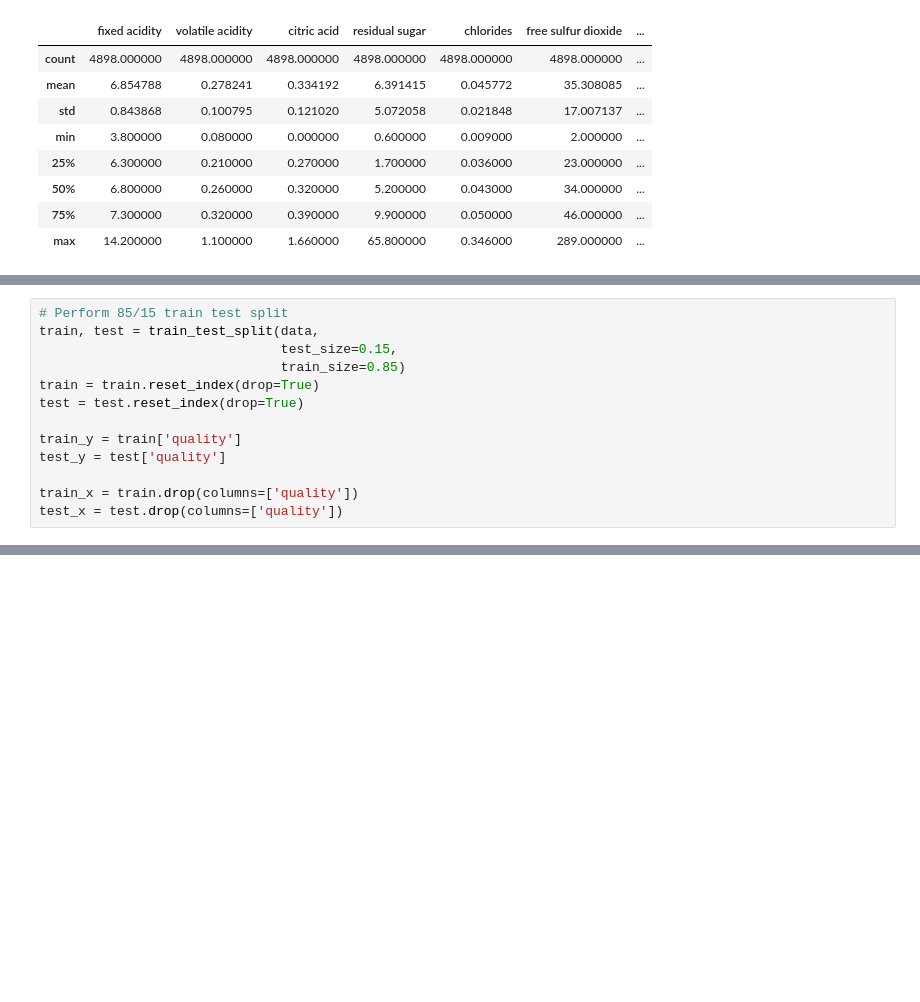
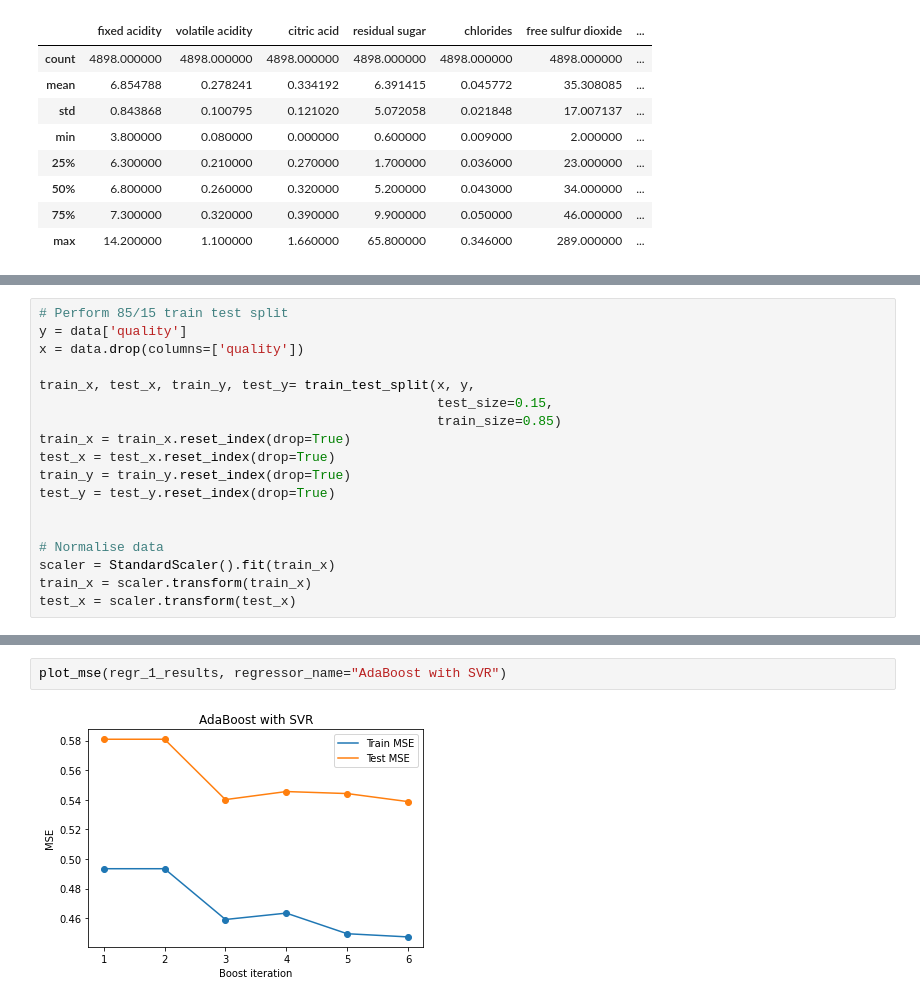
Before and after one commit to Alastairm/ml-labs, a Jupyter notebook: lab4/lab04proj1.ipynb, the cells around one changed output, grey strips where cells are left out. Saved outputs shown, nothing was run; the diff lists cells and outputs as text; blank space fills up the shorter version.

```diff
--- a/lab4/lab04proj1.ipynb
+++ b/lab4/lab04proj1.ipynb
@@ -60,13 +71,18 @@ data.describe()
 # %%
 # Perform 85/15 train test split
-train, test = train_test_split(data,
-                               test_size=0.15,
-                               train_size=0.85)
-train = train.reset_index(drop=True)
-test = test.reset_index(drop=True)
+y = data['quality']
+x = data.drop(columns=['quality'])
 
-train_y = train['quality']
-test_y = test['quality']
+train_x, test_x, train_y, test_y= train_test_split(x, y,
+                                                   test_size=0.15,
+                                                   train_size=0.85)
+train_x = train_x.reset_index(drop=True)
+test_x = test_x.reset_index(drop=True)
+train_y = train_y.reset_index(drop=True)
+test_y = test_y.reset_index(drop=True)
 
-train_x = train.drop(columns=['quality'])
-test_x = test.drop(columns=['quality'])
+
+# Normalise data
+scaler = StandardScaler().fit(train_x)
+train_x = scaler.transform(train_x)
+test_x = scaler.transform(test_x)
@@ -133,0 +190,4 @@ fig = show_mse(regr_1_results)
+# %%
+plot_mse(regr_1_results, regressor_name="AdaBoost with SVR")
+# %% [output]
+[figure, added]
```
Also changed, not shown: parts of 19 cells of this notebook, 1 other file.
